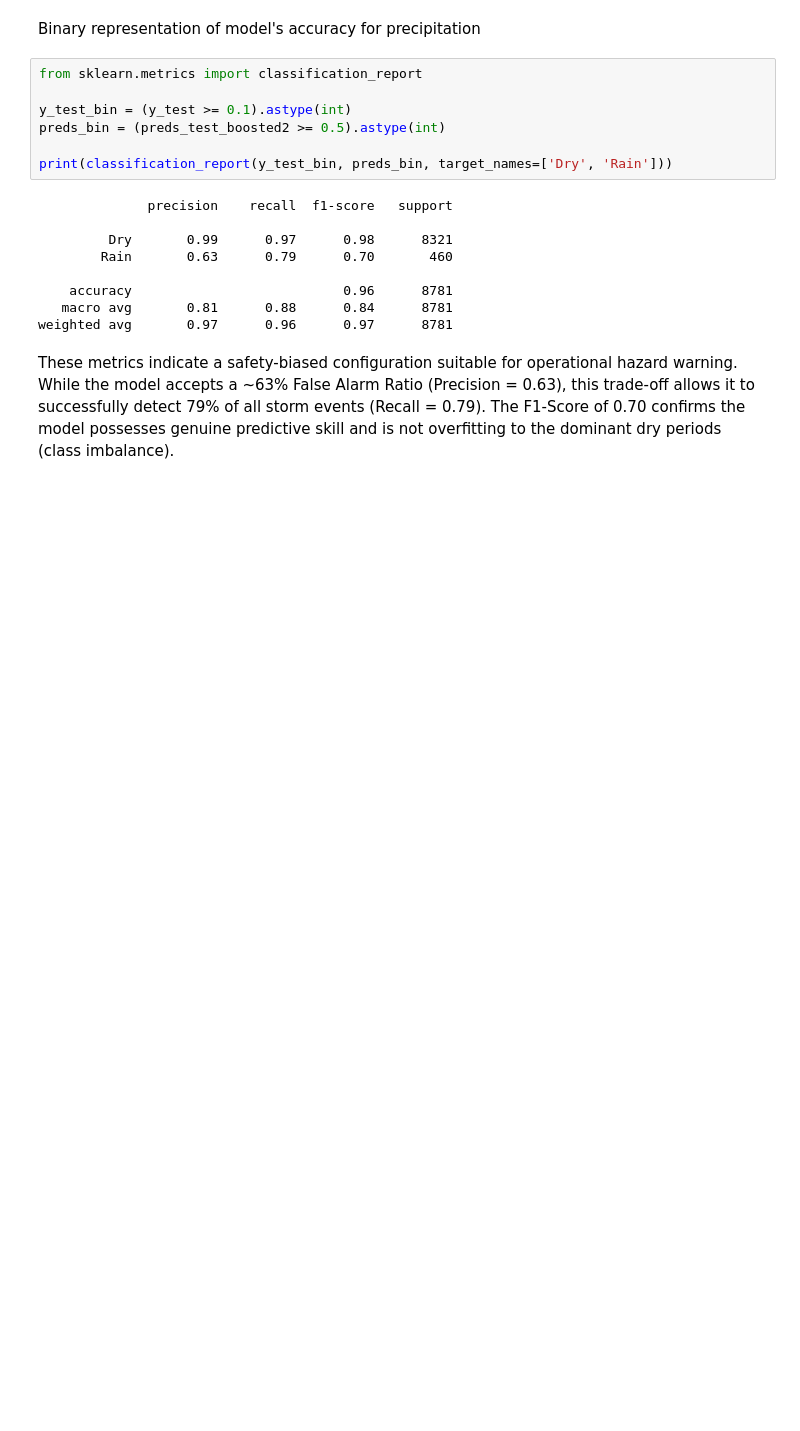
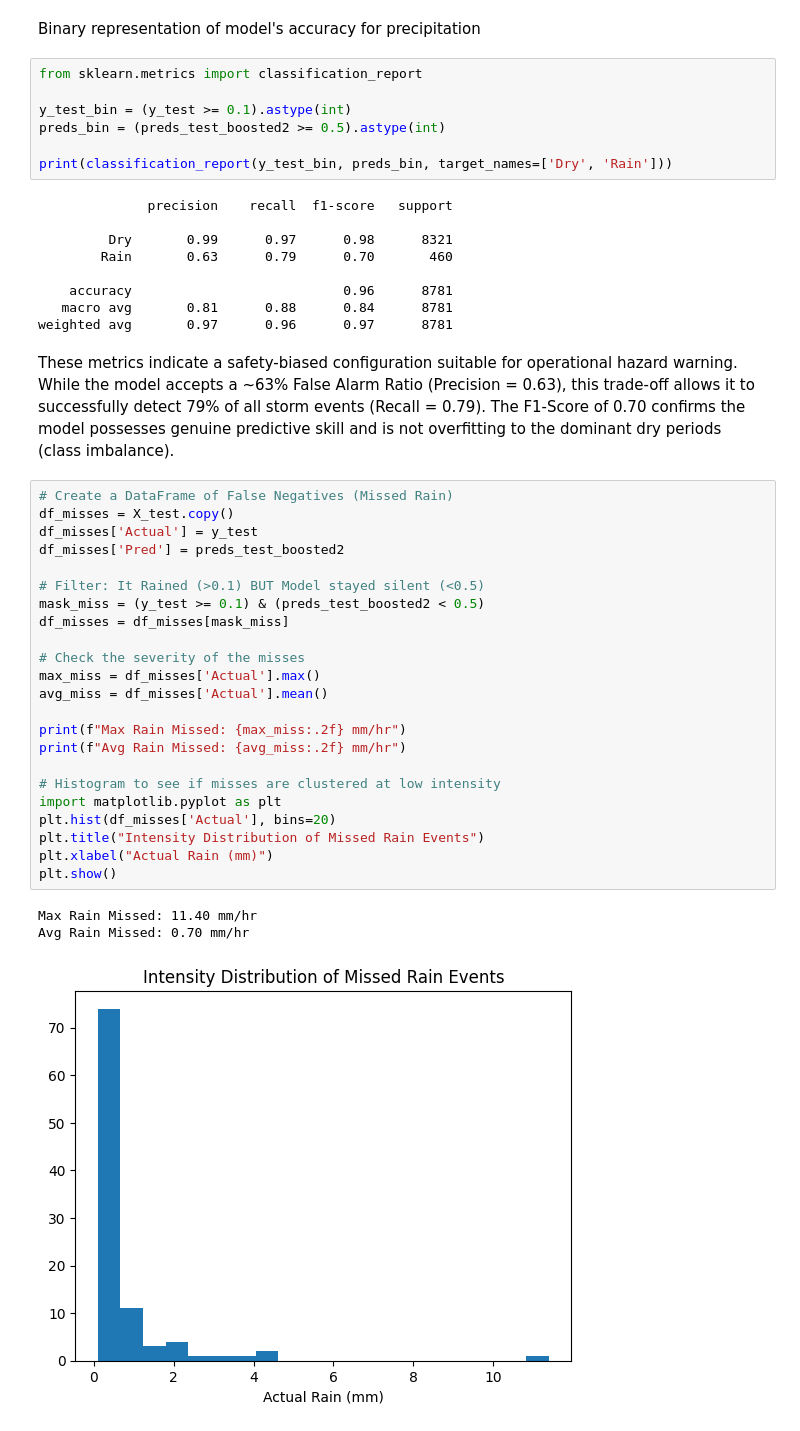
Before and after one commit to jadosh123/SparseData-AI-Precipitation-Forecasting, a Jupyter notebook: src/weather_engine/demo.ipynb, the cells around one changed output. Cells and saved outputs as stored; diff of their text form; blank space fills up the shorter version.

```diff
--- a/src/weather_engine/demo.ipynb
+++ b/src/weather_engine/demo.ipynb
@@ -457,3 +457,30 @@ print(classification_report(y_test_bin, preds_bin, target_names=['Dry', 'Rain'])
 weighted avg       0.97      0.96      0.97      8781
 # %% [markdown]
 These metrics indicate a safety-biased configuration suitable for operational hazard warning. While the model accepts a ~63% False Alarm Ratio (Precision = 0.63), this trade-off allows it to successfully detect 79% of all storm events (Recall = 0.79). The F1-Score of 0.70 confirms the model possesses genuine predictive skill and is not overfitting to the dominant dry periods (class imbalance).
+# %%
+# Create a DataFrame of False Negatives (Missed Rain)
+df_misses = X_test.copy()
+df_misses['Actual'] = y_test
+df_misses['Pred'] = preds_test_boosted2
+
+# Filter: It Rained (>0.1) BUT Model stayed silent (<0.5)
+mask_miss = (y_test >= 0.1) & (preds_test_boosted2 < 0.5)
+df_misses = df_misses[mask_miss]
+
+# Check the severity of the misses
+max_miss = df_misses['Actual'].max()
+avg_miss = df_misses['Actual'].mean()
+
+print(f"Max Rain Missed: {max_miss:.2f} mm/hr")
+print(f"Avg Rain Missed: {avg_miss:.2f} mm/hr")
+
+# Histogram to see if misses are clustered at low intensity
+import matplotlib.pyplot as plt
+plt.hist(df_misses['Actual'], bins=20)
+plt.title("Intensity Distribution of Missed Rain Events")
+plt.xlabel("Actual Rain (mm)")
+plt.show()
+# %% [output]
+Max Rain Missed: 11.40 mm/hr
+Avg Rain Missed: 0.70 mm/hr
+[figure, added]
```
Also changed, not shown: parts of 1 cell of this notebook.
